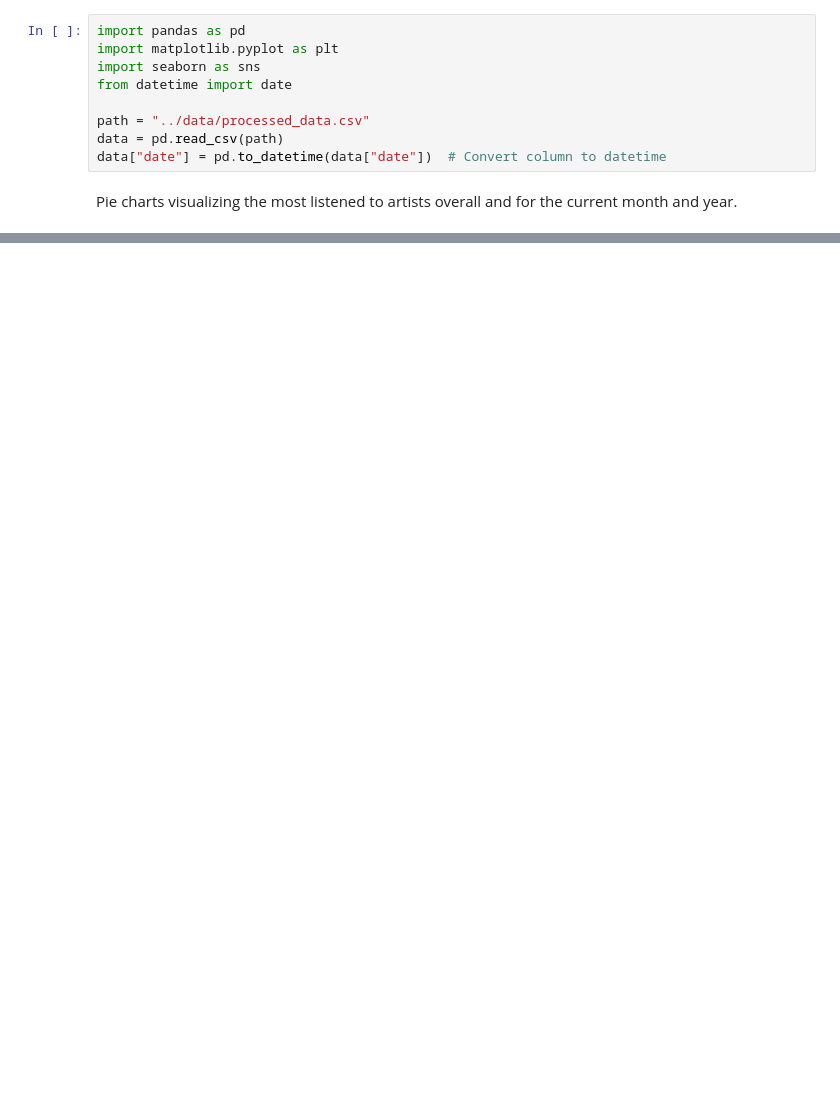
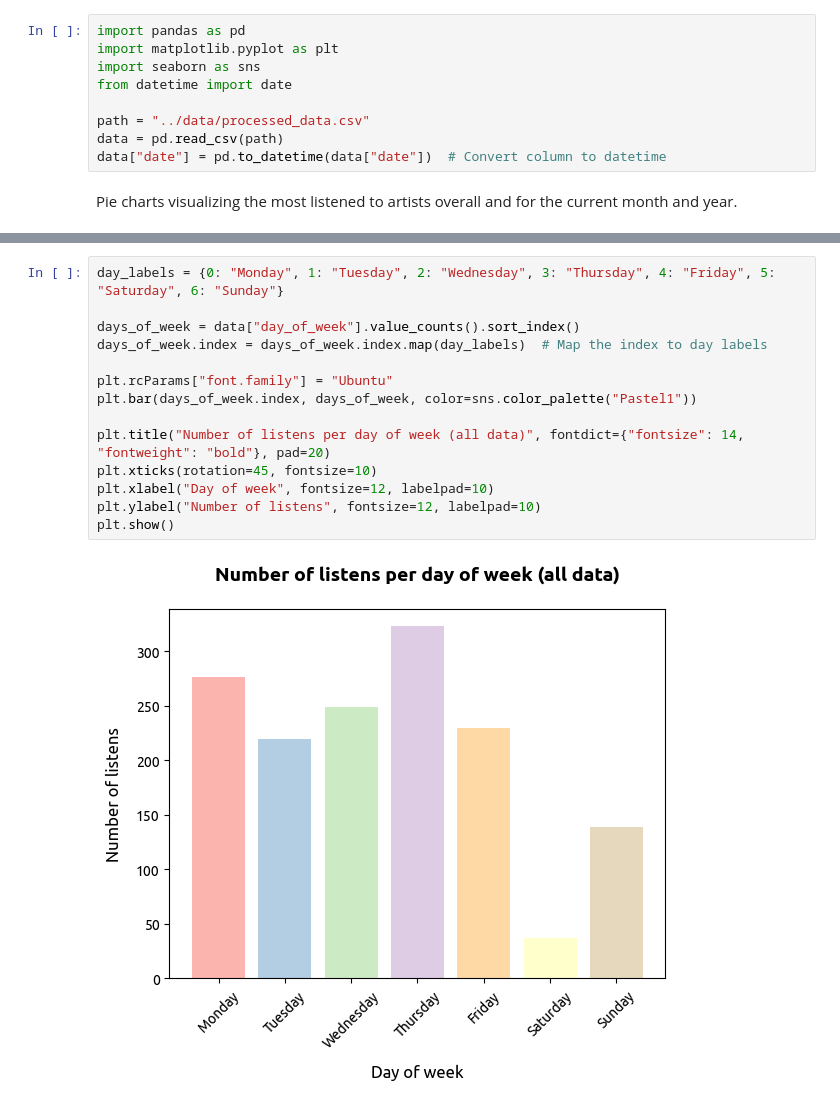
Before and after one commit to agatav13/spotify_summary, a Jupyter notebook: notebooks/visualization.ipynb, the cells around one changed output, grey strips where cells are left out. Cells and saved outputs as stored; diff of their text form; blank space fills up the shorter version.

```diff
--- a/notebooks/visualization.ipynb
+++ b/notebooks/visualization.ipynb
@@ -59,0 +62,16 @@ plt.show()
+# %%
+day_labels = {0: "Monday", 1: "Tuesday", 2: "Wednesday", 3: "Thursday", 4: "Friday", 5: "Saturday", 6: "Sunday"}
+
+days_of_week = data["day_of_week"].value_counts().sort_index()
+days_of_week.index = days_of_week.index.map(day_labels)  # Map the index to day labels
+
+plt.rcParams["font.family"] = "Ubuntu"
+plt.bar(days_of_week.index, days_of_week, color=sns.color_palette("Pastel1"))
+
+plt.title("Number of listens per day of week (all data)", fontdict={"fontsize": 14, "fontweight": "bold"}, pad=20)
+plt.xticks(rotation=45, fontsize=10)
+plt.xlabel("Day of week", fontsize=12, labelpad=10)
+plt.ylabel("Number of listens", fontsize=12, labelpad=10)
+plt.show()
+# %% [output]
+[figure, added]
```
Also changed, not shown: parts of 1 cell of this notebook, 1 other file.
